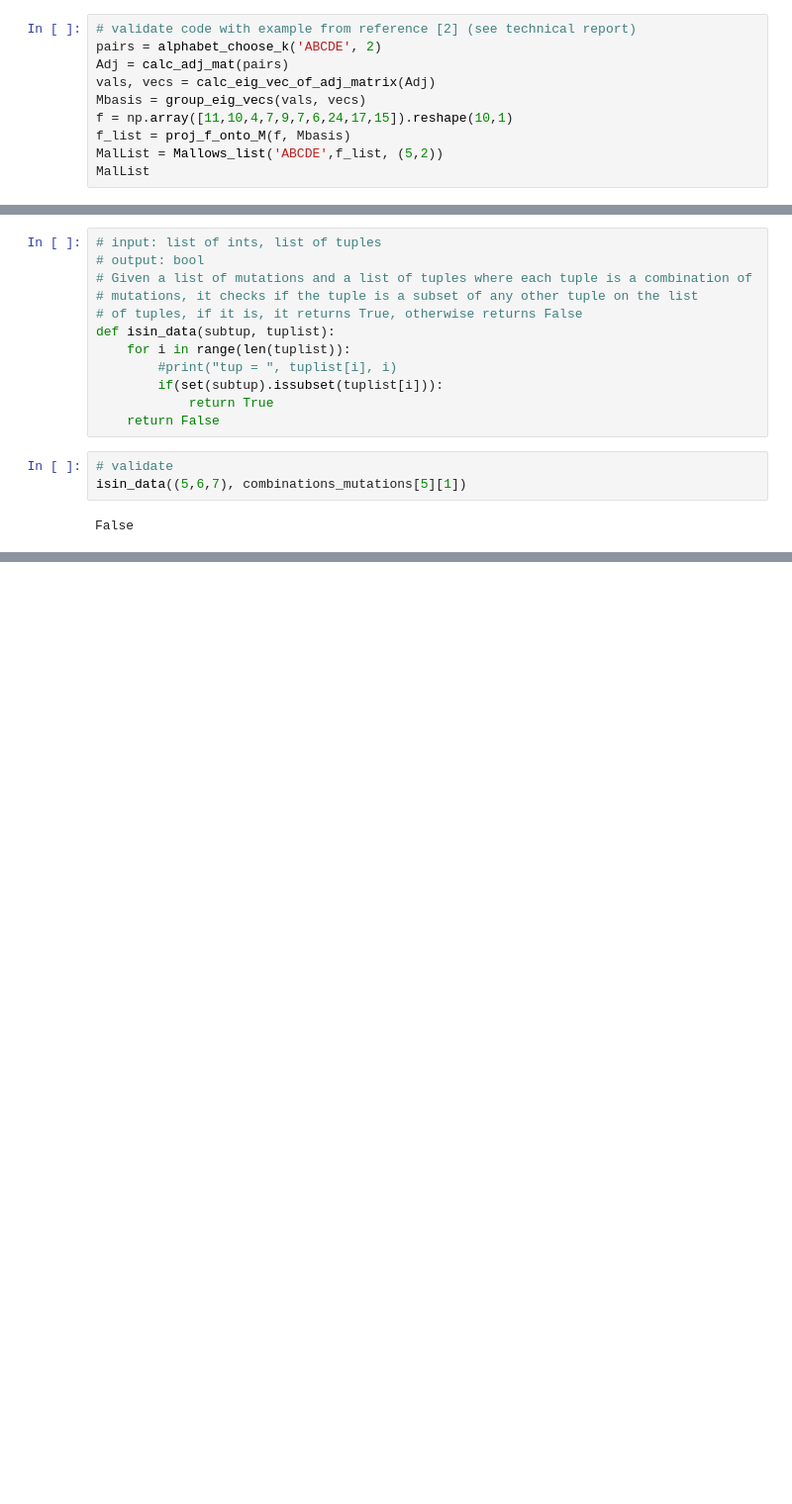
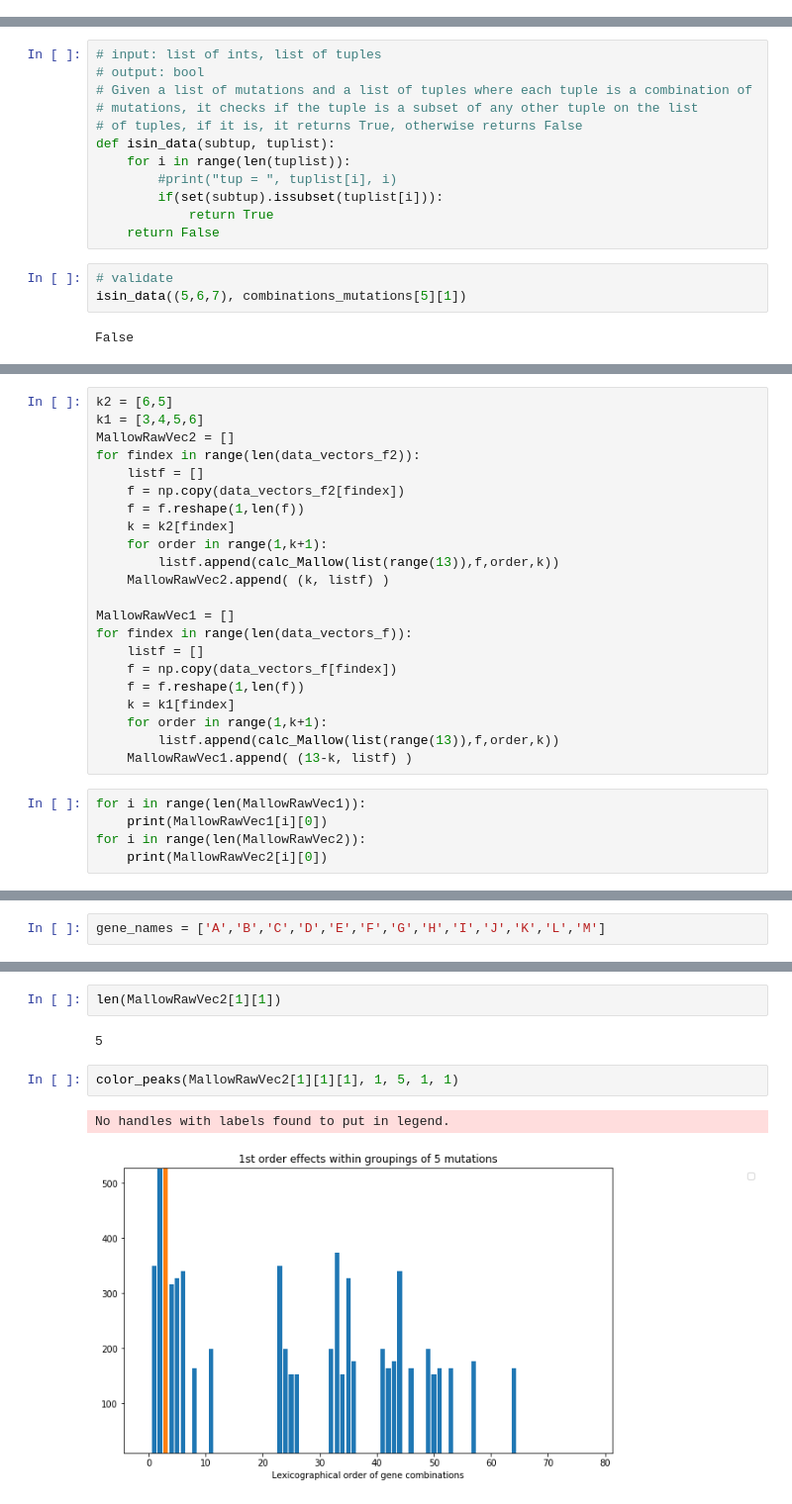
Before and after one commit to LillianGonzalezAlbino/FourierAnalysis, a Jupyter notebook: Spectral-Analysis.ipynb, the cells around one changed output, grey strips where cells are left out. Shown at 99% size. Saved outputs shown, nothing was run; the diff lists cells and outputs as text; blank space fills up the shorter version.

Commit message:
with color peaks code

```diff
--- a/Spectral-Analysis.ipynb
+++ b/Spectral-Analysis.ipynb
@@ -420,10 +393,0 @@ MalList
-# %%
-# validate code with example from reference [2] (see technical report)
-pairs = alphabet_choose_k('ABCDE', 2)
-Adj = calc_adj_mat(pairs)
-vals, vecs = calc_eig_vec_of_adj_matrix(Adj)
-Mbasis = group_eig_vecs(vals, vecs)
-f = np.array([11,10,4,7,9,7,6,24,17,15]).reshape(10,1)
-f_list = proj_f_onto_M(f, Mbasis)
-MalList = Mallows_list('ABCDE',f_list, (5,2))
-MalList
@@ -743,0 +713,27 @@ print(combinations_mutations[4][1])
+# %%
+k2 = [6,5]
+k1 = [3,4,5,6]
+MallowRawVec2 = []
+for findex in range(len(data_vectors_f2)):
+    listf = []
+    f = np.copy(data_vectors_f2[findex])
+    f = f.reshape(1,len(f))
+    k = k2[findex]
+    for order in range(1,k+1):
+        listf.append(calc_Mallow(list(range(13)),f,order,k))
+    MallowRawVec2.append( (k, listf) )
+
+MallowRawVec1 = []
+for findex in range(len(data_vectors_f)):
+    listf = []
+    f = np.copy(data_vectors_f[findex])
+    f = f.reshape(1,len(f))
+    k = k1[findex]
+    for order in range(1,k+1):
+        listf.append(calc_Mallow(list(range(13)),f,order,k))
+    MallowRawVec1.append( (13-k, listf) )
+# %%
+for i in range(len(MallowRawVec1)):
+    print(MallowRawVec1[i][0])
+for i in range(len(MallowRawVec2)):
+    print(MallowRawVec2[i][0])
@@ -743,0 +749,2 @@ print(combinations_mutations[4][1])
+# %%
+gene_names = ['A','B','C','D','E','F','G','H','I','J','K','L','M']
@@ -743,0 +841,9 @@ print(combinations_mutations[4][1])
+# %%
+len(MallowRawVec2[1][1])
+# %% [output]
+5
+# %%
+color_peaks(MallowRawVec2[1][1][1], 1, 5, 1, 1)
+# %% [output]
+No handles with labels found to put in legend.
+[figure, added]
```
Also changed, not shown: parts of 14 cells of this notebook.
